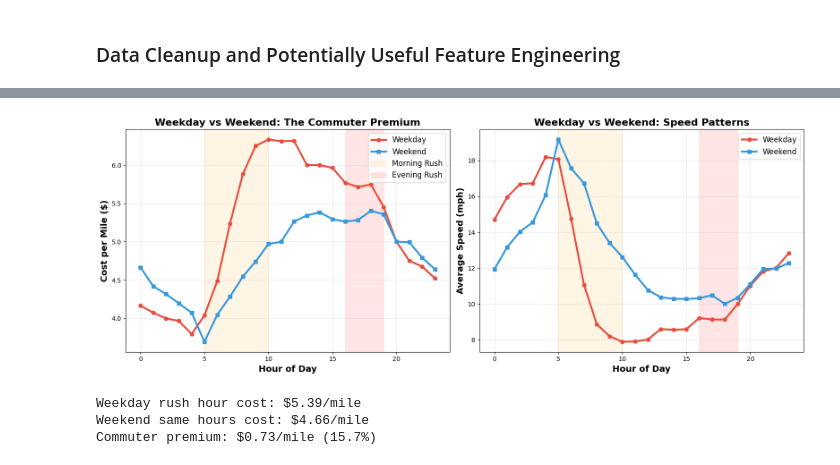
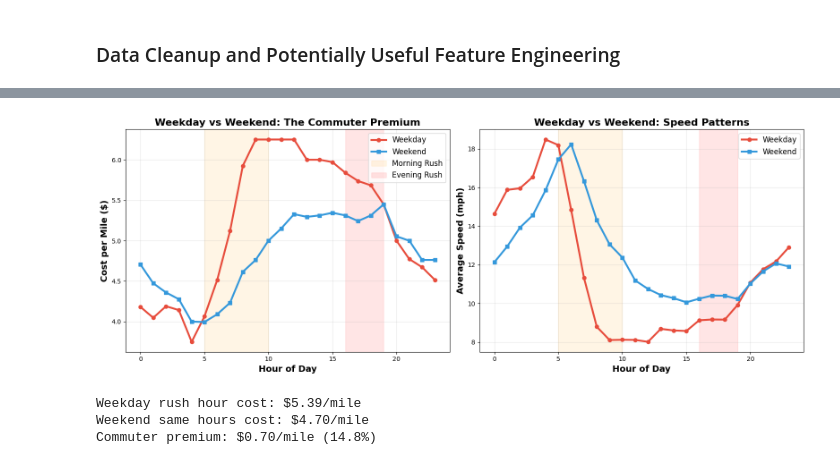
Before and after one commit to dganesh05/Analyzing-Traffic-Congestion-and-Effect-on-Taxi-Prices-in-NYC, a Jupyter notebook: notebook.ipynb, the cells around one changed output, grey strips where cells are left out. Drawn from its saved outputs; the diff is of its cells as text; code cells hidden in the pictures.

```diff
--- a/notebook.ipynb
+++ b/notebook.ipynb
@@ -129,12 +123,0 @@ df['trip_duration_min'] = (df['tpep_dropoff_datetime'] -
-# %%
-# Remove outlier durations
-df = df[(df['trip_duration_min'] > 1) & (df['trip_duration_min'] < 120)]  # 1 min - 2 hours
-# %%
-# NYC geographic bounds
-if 'pickup_longitude' in df.columns:
-    df = df[
-        (df['pickup_longitude'] >= -74.27) & (df['pickup_longitude'] <= -73.68) &
-        (df['pickup_latitude'] >= 40.49) & (df['pickup_latitude'] <= 40.92) &
-        (df['dropoff_longitude'] >= -74.27) & (df['dropoff_longitude'] <= -73.68) &
-        (df['dropoff_latitude'] >= 40.49) & (df['dropoff_latitude'] <= 40.92)
-    ]
@@ -149,16 +196,6 @@ Cleaned Rows:  97267
 # I tested some other visualizations but the most interesting one was this:
 
 # How does fare per mile vary by time of day?
-df['trip_duration_min'] = (pd.to_datetime(df['tpep_dropoff_datetime']) -
-                            df['pickup_dt']).dt.total_seconds() / 60
-df['fare_per_mile'] = df['fare_amount'] / df['trip_distance']
-
-df_clean = df[
-    (df['trip_distance'] > 0) & (df['trip_distance'] < 50) &
-    (df['fare_per_mile'] > 0) & (df['fare_per_mile'] < 20) &
-    (df['trip_duration_min'] > 1) & (df['trip_duration_min'] < 120)
-]
-
 df_clean.groupby('hour')['fare_per_mile'].median().plot(
     kind='line', figsize=(12, 4), marker='o', color='red'
 )
@@ -177,8 +223,4 @@ KeyError: 'pickup_dt'
 # %%
-# Calculate average speed (mph)
-df_clean['speed_mph'] = (df_clean['trip_distance'] / df_clean['trip_duration_min']) * 60
-df_clean = df_clean[(df_clean['speed_mph'] > 2) & (df_clean['speed_mph'] < 60)]
-
 # Compare speed vs cost by hour
 hourly_metrics = df_clean.groupby('hour').agg({
     'fare_per_mile': 'median',
@@ -216,7 +266,4 @@ Text(0.5, 1.0, 'Speed vs Cost')
 # %%
-df_clean['day_of_week'] = pd.to_datetime(df_clean['tpep_pickup_datetime']).dt.dayofweek
-df_clean['is_weekend'] = df_clean['day_of_week'].isin([5, 6])  # Sat=5, Sun=6
-
 weekday_hourly = df_clean[~df_clean['is_weekend']].groupby('hour').agg({
     'fare_per_mile': 'median',
     'speed_mph': 'median'
@@ -239,34 +286,34 @@ ax1.set_xlabel('Hour of Day', fontsize=14, fontweight='bold')
 ax1.set_ylabel('Cost per Mile ($)', fontsize=14, fontweight='bold')
 ax1.set_title('Weekday vs Weekend: The Commuter Premium', fontsize=16, fontweight='bold')
 ax1.legend(fontsize=12)
 ax1.grid(True, alpha=0.3)
 
 # Speed
 ax2.plot(weekday_hourly['hour'], weekday_hourly['speed_mph'],
          linewidth=3, marker='o', label='Weekday', color='#e74c3c')
 ax2.plot(weekend_hourly['hour'], weekend_hourly['speed_mph'],
          linewidth=3, marker='s', label='Weekend', color='#3498db')
 ax2.axvspan(5, 10, alpha=0.1, color='orange')
 ax2.axvspan(16, 19, alpha=0.1, color='red')
 ax2.set_xlabel('Hour of Day', fontsize=14, fontweight='bold')
 ax2.set_ylabel('Average Speed (mph)', fontsize=14, fontweight='bold')
 ax2.set_title('Weekday vs Weekend: Speed Patterns', fontsize=16, fontweight='bold')
 ax2.legend(fontsize=12)
 ax2.grid(True, alpha=0.3)
 
 plt.tight_layout()
 plt.show()
 
 # Calculate the difference
 rush_hours = [5, 6, 7, 8, 9, 16, 17, 18]
 weekday_rush_cost = weekday_hourly[weekday_hourly['hour'].isin(rush_hours)]['fare_per_mile'].mean()
 weekend_rush_cost = weekend_hourly[weekend_hourly['hour'].isin(rush_hours)]['fare_per_mile'].mean()
 
 print(f"\nWeekday rush hour cost: ${weekday_rush_cost:.2f}/mile")
 print(f"Weekend same hours cost: ${weekend_rush_cost:.2f}/mile")
 print(f"Commuter premium: ${weekday_rush_cost - weekend_rush_cost:.2f}/mile ({((weekday_rush_cost/weekend_rush_cost - 1)*100):.1f}%)")
 # %% [output]
-[figure, old version]
+[figure, new version]
 Weekday rush hour cost: $5.39/mile
-Weekend same hours cost: $4.66/mile
-Commuter premium: $0.73/mile (15.7%)
+Weekend same hours cost: $4.70/mile
+Commuter premium: $0.70/mile (14.8%)
```
Also changed, not shown: parts of 24 cells of this notebook.
